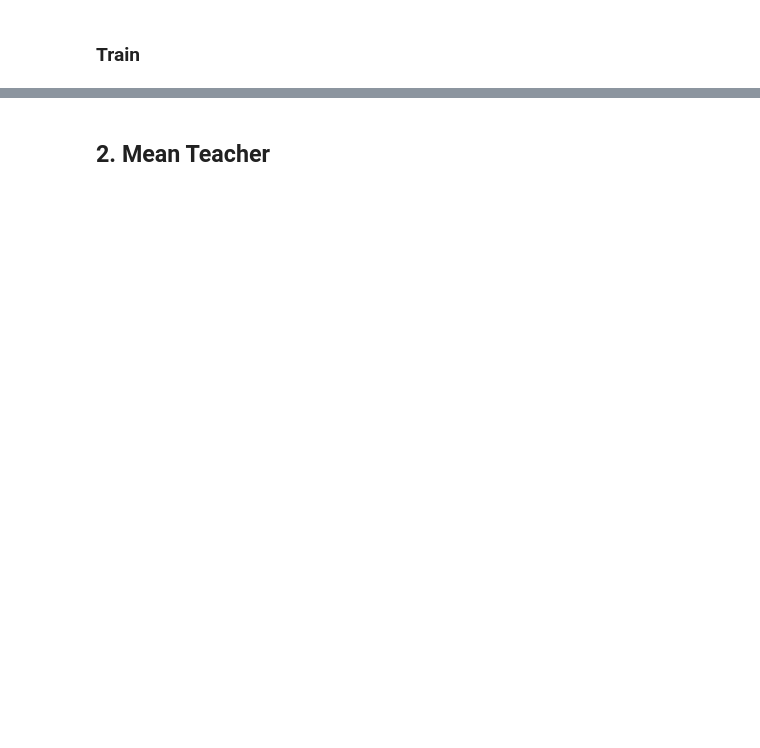
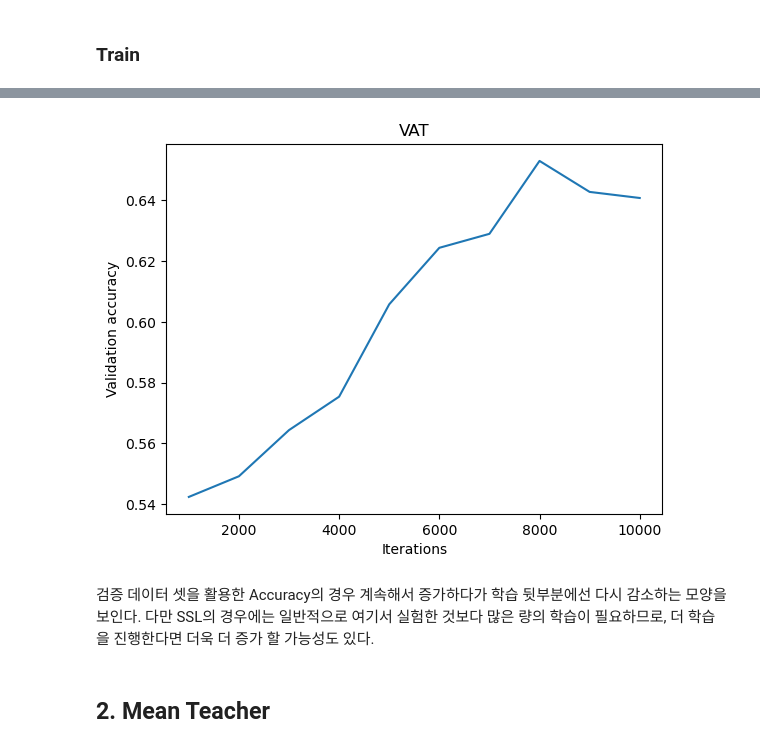
Before and after one commit to yunkio/SSL_Tutorial, a Jupyter notebook: Tutorial.ipynb, the cells around one changed output, grey strips where cells are left out. Drawn from its saved outputs; the diff is of its cells as text; code cells hidden in the pictures; blank space fills up the shorter version.

```diff
--- a/Tutorial.ipynb
+++ b/Tutorial.ipynb
@@ -480,3 +508,13 @@ iteration [2700/10000] cls loss : 7.071622e-02, SSL loss : 2.309731e-01, coef :
+# %%
+plt.title("VAT")
+plt.plot(range(1000, shared_config['iteration']+1, 1000), list(map(float, VAT_val_acc_list)))
+plt.ylabel('Validation accuracy')
+plt.xlabel('Iterations')
+plt.show()
+# %% [output]
+[figure, added]
+# %% [markdown]
+검증 데이터 셋을 활용한 Accuracy의 경우 계속해서 증가하다가 학습 뒷부분에선 다시 감소하는 모양을 보인다. 다만 SSL의 경우에는 일반적으로 여기서 실험한 것보다 많은 량의 학습이 필요하므로, 더 학습을 진행한다면 더욱 더 증가 할 가능성도 있다.
 # %% [markdown]
 ## 2. Mean Teacher
 # %% [markdown]
```
Also changed, not shown: parts of 39 cells of this notebook, 1 other file.
